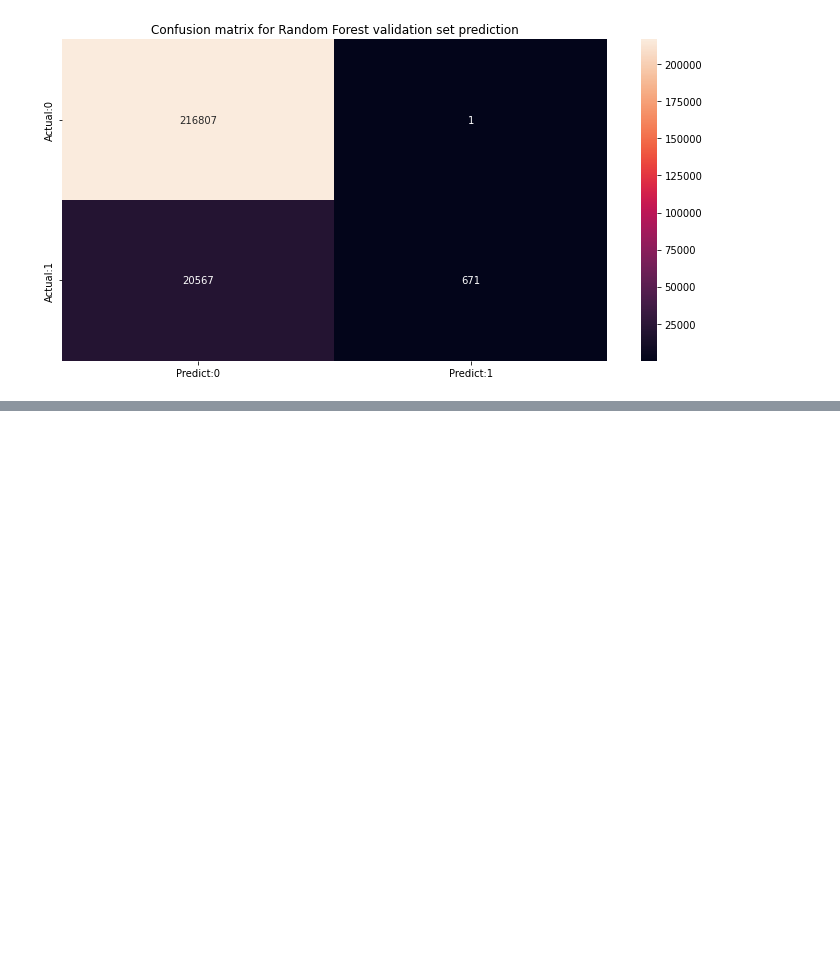
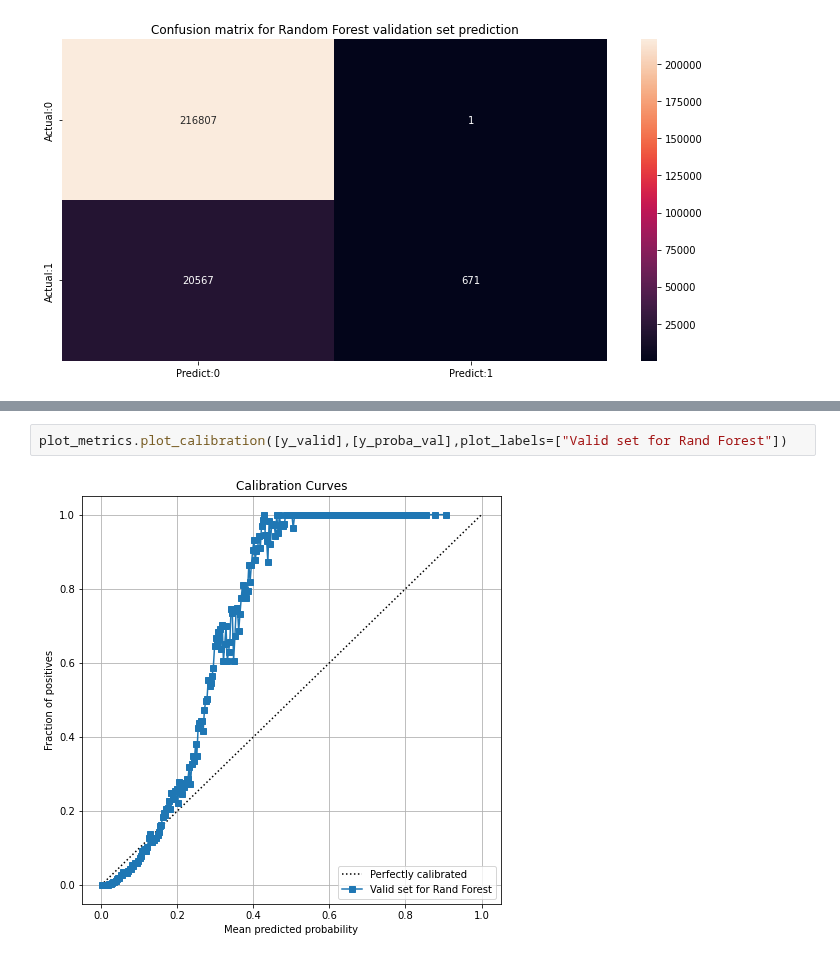
Before and after one commit to M0rph3e/ift6758-project-main, a Jupyter notebook: notebooks/try_your_best_shot.ipynb, the cells around one changed output, grey strips where cells are left out. Drawn from its saved outputs; the diff is of its cells as text; blank space fills up the shorter version.

```diff
--- a/notebooks/try_your_best_shot.ipynb
+++ b/notebooks/try_your_best_shot.ipynb
@@ -470,0 +475,4 @@ AssertionError: ignored
+# %%
+plot_metrics.plot_calibration([y_valid],[y_proba_val],plot_labels=["Valid set for Rand Forest"])
+# %% [output]
+[figure, added]
```
Also changed, not shown: parts of 2 cells of this notebook.
